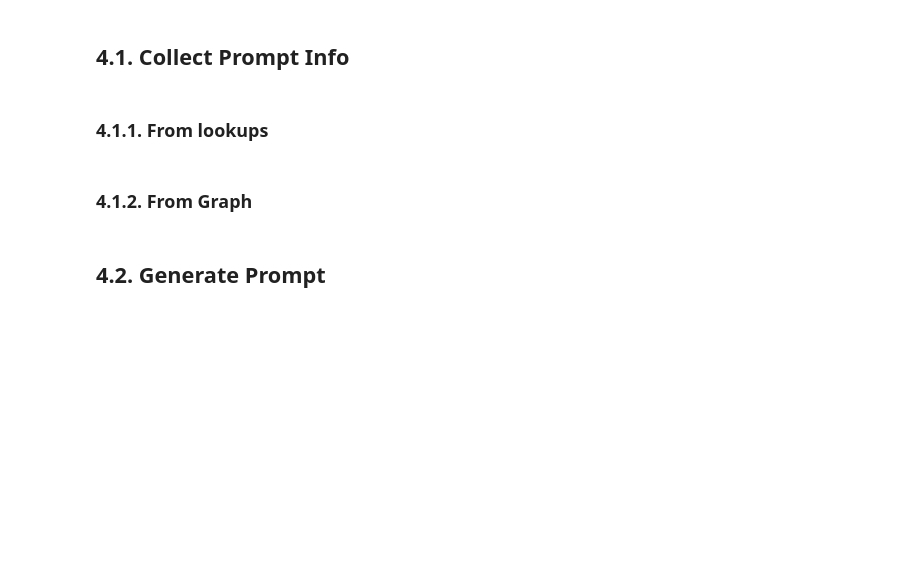
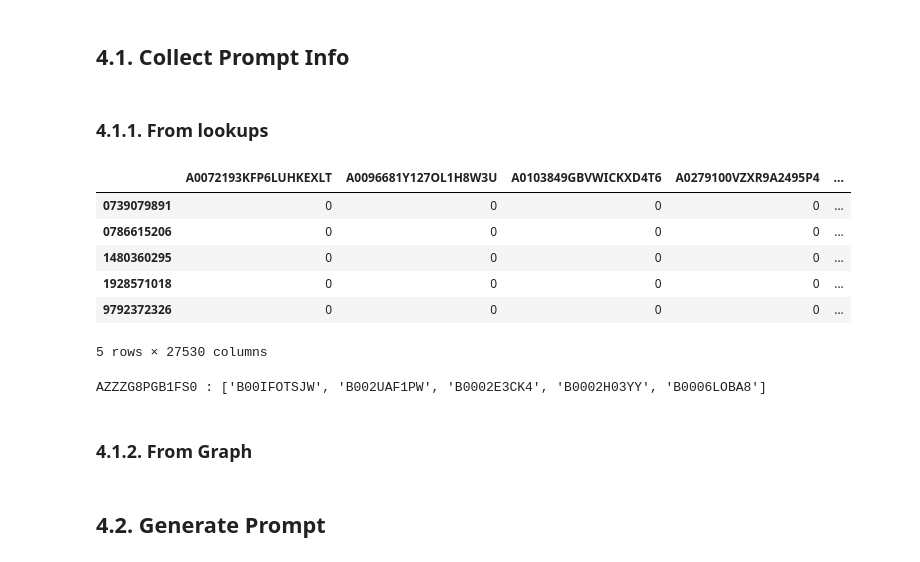
Before and after one commit to benedict-brunker/SINA-AT3_Group-33, a Jupyter notebook: notebooks/recommendations.ipynb, the cells around one changed output. Cells and saved outputs as stored; diff of their text form; code cells hidden in the pictures; blank space fills up the shorter version.

```diff
--- a/notebooks/recommendations.ipynb
+++ b/notebooks/recommendations.ipynb
@@ -726,4 +745,20 @@ Given some user u identified by their user_id and k desired recommendations, we
 ## 4.1. Collect Prompt Info
 # %% [markdown]
 ### 4.1.1. From lookups
+# %%
+U.head()
+# %% [output]
+|  | A0072193KFP6LUHKEXLT | A0096681Y127OL1H8W3U | A0103849GBVWICKXD4T6 | A0279100VZXR9A2495P4 | ... |
+| 0739079891 | 0 | 0 | 0 | 0 | ... |
+| 0786615206 | 0 | 0 | 0 | 0 | ... |
+| 1480360295 | 0 | 0 | 0 | 0 | ... |
+| 1928571018 | 0 | 0 | 0 | 0 | ... |
+| 9792372326 | 0 | 0 | 0 | 0 | ... |
+5 rows × 27530 columns
+# %%
+for k, v in recs.items():
+    print(k, ":", v)
+    break
+# %% [output]
+AZZZG8PGB1FS0 : ['B00IFOTSJW', 'B002UAF1PW', 'B0002E3CK4', 'B0002H03YY', 'B0006LOBA8']
 # %%
```
Also changed, not shown: parts of 7 cells of this notebook.
